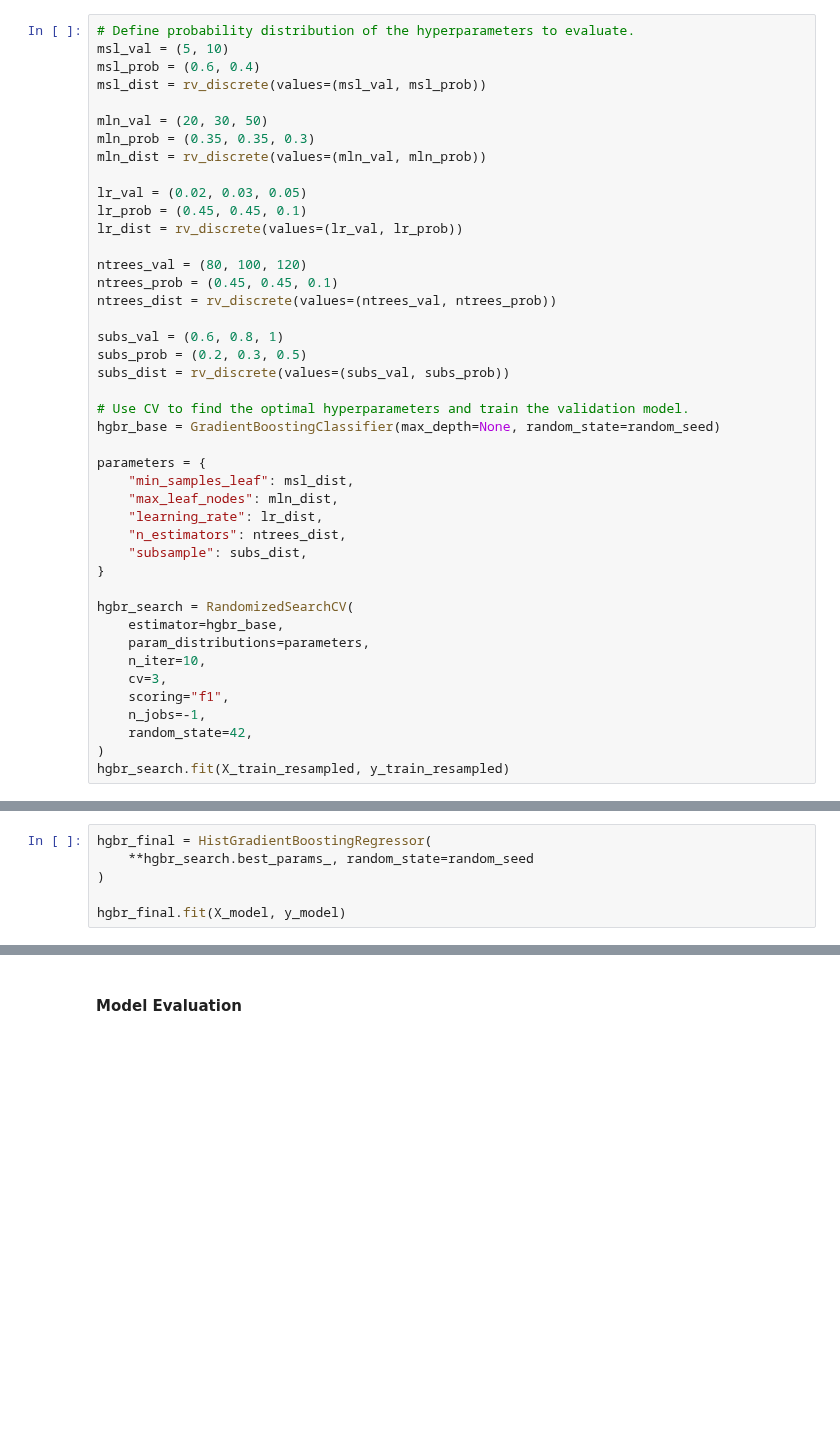
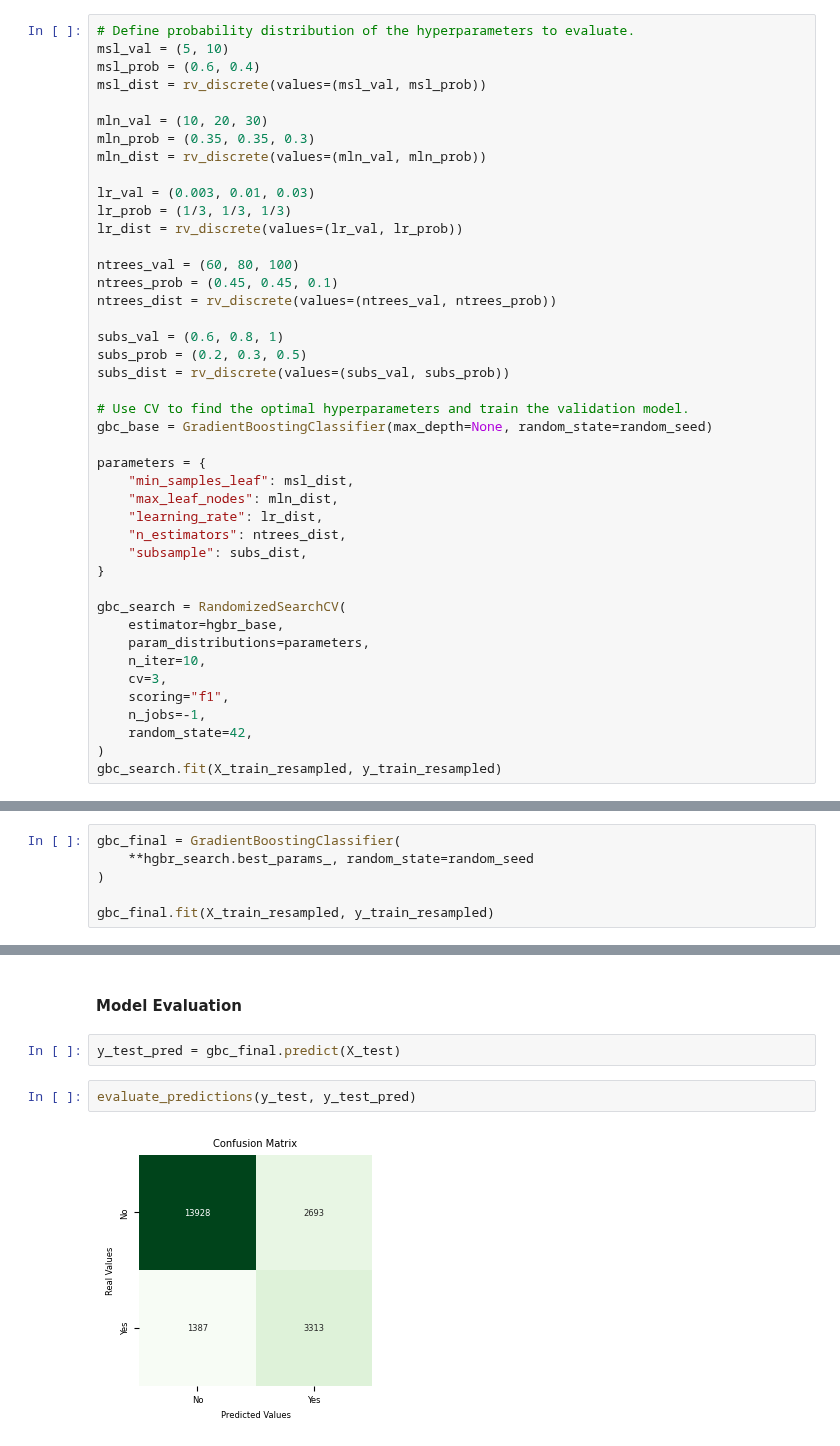
Before and after one commit to jcruz-ferreyra/aprMaqI_CEIA, a Jupyter notebook: TP/source/train_test_model.ipynb, the cells around one changed output, grey strips where cells are left out. Saved outputs shown, nothing was run; the diff lists cells and outputs as text; blank space fills up the shorter version.

Commit message:
GradientBoostClassifier training

```diff
--- a/TP/source/train_test_model.ipynb
+++ b/TP/source/train_test_model.ipynb
@@ -792,15 +792,15 @@ msl_val = (5, 10)
 msl_prob = (0.6, 0.4)
 msl_dist = rv_discrete(values=(msl_val, msl_prob))
 
-mln_val = (20, 30, 50)
+mln_val = (10, 20, 30)
 mln_prob = (0.35, 0.35, 0.3)
 mln_dist = rv_discrete(values=(mln_val, mln_prob))
 
-lr_val = (0.02, 0.03, 0.05)
-lr_prob = (0.45, 0.45, 0.1)
+lr_val = (0.003, 0.01, 0.03)
+lr_prob = (1/3, 1/3, 1/3)
 lr_dist = rv_discrete(values=(lr_val, lr_prob))
 
-ntrees_val = (80, 100, 120)
+ntrees_val = (60, 80, 100)
 ntrees_prob = (0.45, 0.45, 0.1)
 ntrees_dist = rv_discrete(values=(ntrees_val, ntrees_prob))
 
@@ -809,7 +809,7 @@ subs_prob = (0.2, 0.3, 0.5)
 subs_dist = rv_discrete(values=(subs_val, subs_prob))
 
 # Use CV to find the optimal hyperparameters and train the validation model.
-hgbr_base = GradientBoostingClassifier(max_depth=None, random_state=random_seed)
+gbc_base = GradientBoostingClassifier(max_depth=None, random_state=random_seed)
 
 parameters = {
     "min_samples_leaf": msl_dist,
@@ -819,7 +819,7 @@ parameters = {
     "subsample": subs_dist,
 }
 
-hgbr_search = RandomizedSearchCV(
+gbc_search = RandomizedSearchCV(
     estimator=hgbr_base,
     param_distributions=parameters,
     n_iter=10,
@@ -828,4 +828,4 @@ hgbr_search = RandomizedSearchCV(
     n_jobs=-1,
     random_state=42,
 )
-hgbr_search.fit(X_train_resampled, y_train_resampled)
+gbc_search.fit(X_train_resampled, y_train_resampled)
@@ -832,6 +851,6 @@ hgbr_search.fit(X_train_resampled, y_train_resampled)
 # %%
-hgbr_final = HistGradientBoostingRegressor(
+gbc_final = GradientBoostingClassifier(
     **hgbr_search.best_params_, random_state=random_seed
 )
 
-hgbr_final.fit(X_model, y_model)
+gbc_final.fit(X_train_resampled, y_train_resampled)
@@ -839,3 +862,9 @@ hgbr_final.fit(X_model, y_model)
 ---
 # %% [markdown]
 #### Model Evaluation
+# %%
+y_test_pred = gbc_final.predict(X_test)
+# %%
+evaluate_predictions(y_test, y_test_pred)
+# %% [output]
+[figure, added]
```
Also changed, not shown: parts of 4 cells of this notebook.
